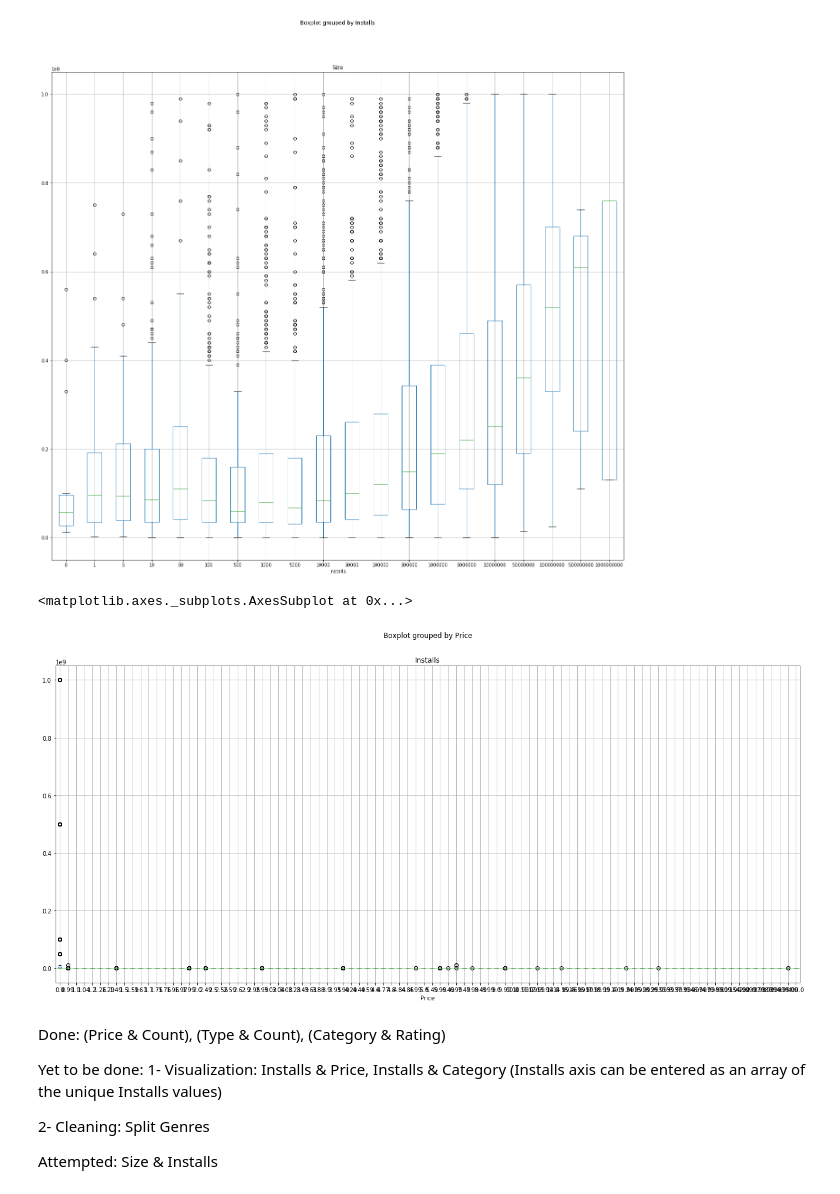
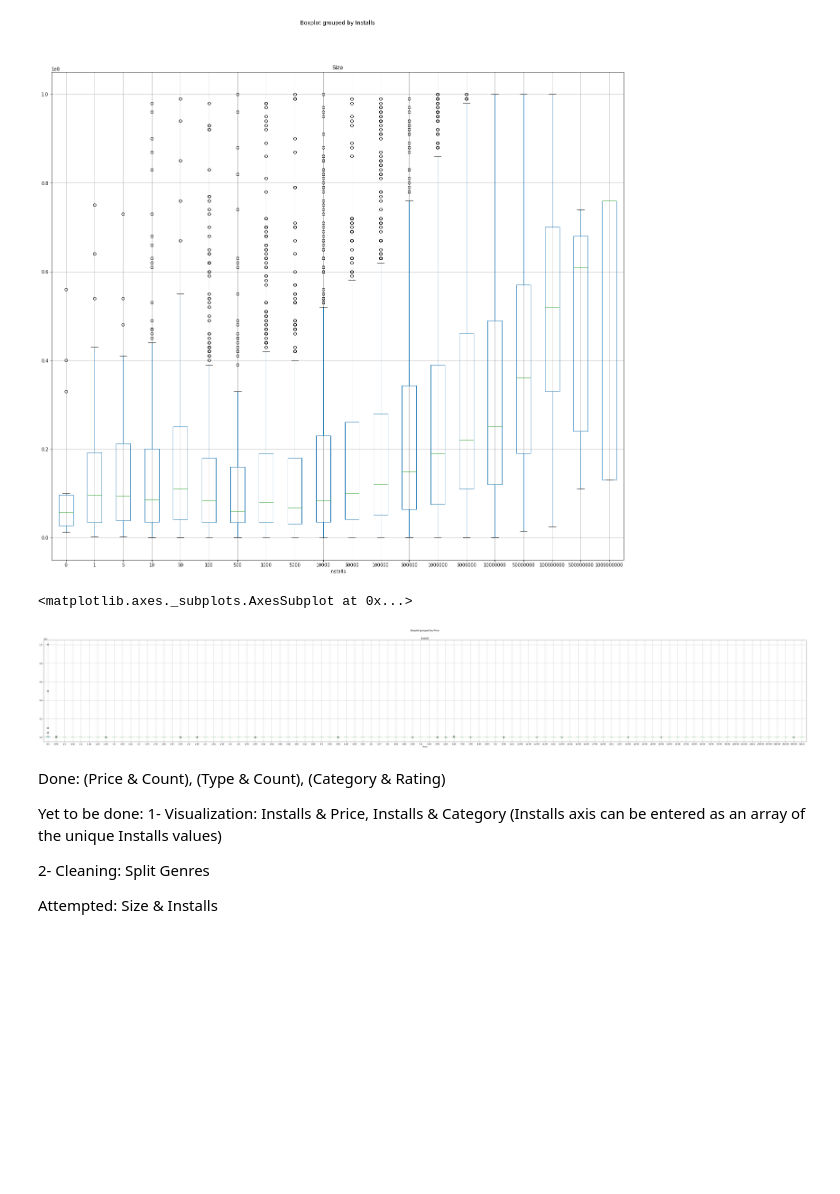
Before and after one commit to RandHood/DataSighence, a Jupyter notebook: Cleaning-2.ipynb, the cells around one changed output. Drawn from its saved outputs; the diff is of its cells as text; code cells hidden in the pictures; blank space fills up the shorter version.

Commit message:
Adding to visualization

```diff
--- a/Cleaning-2.ipynb
+++ b/Cleaning-2.ipynb
@@ -409,10 +409,10 @@ store_data_copy.boxplot(column='Size', by='Installs', figsize=(22,20))
 <matplotlib.axes._subplots.AxesSubplot at 0x...>
 [figure]
 # %%
-store_data_copy.boxplot(column='Installs', by='Price', figsize=(22,10))
+store_data_copy.boxplot(column='Installs', by='Price', figsize=(70,10))
 # %% [output]
 <matplotlib.axes._subplots.AxesSubplot at 0x...>
-[figure, old version]
+[figure, new version]
 # %% [markdown]
 Done: (Price & Count), (Type & Count), (Category & Rating)
 
```
Also changed, not shown: parts of 13 cells of this notebook.
